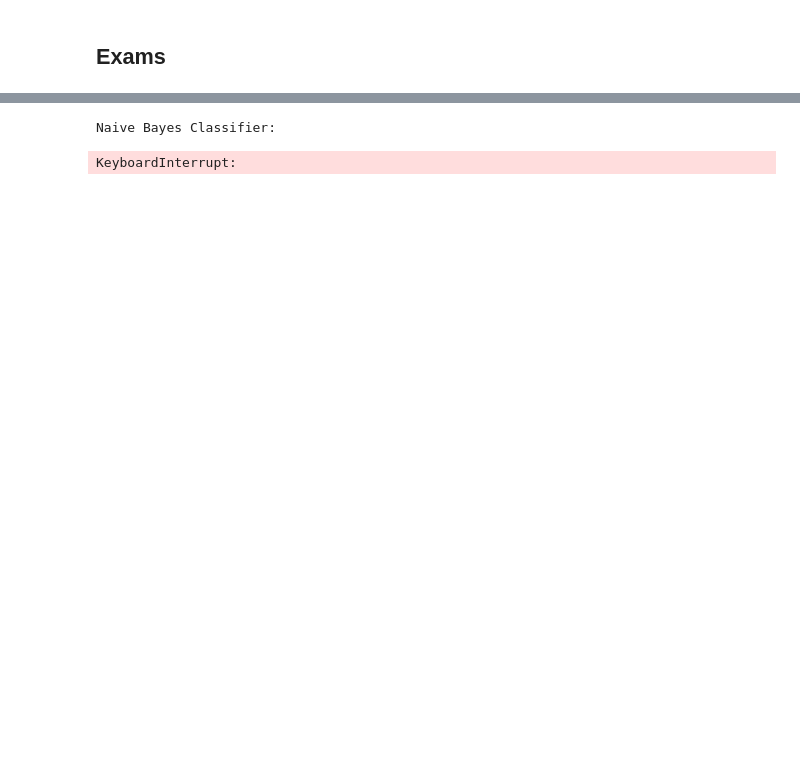
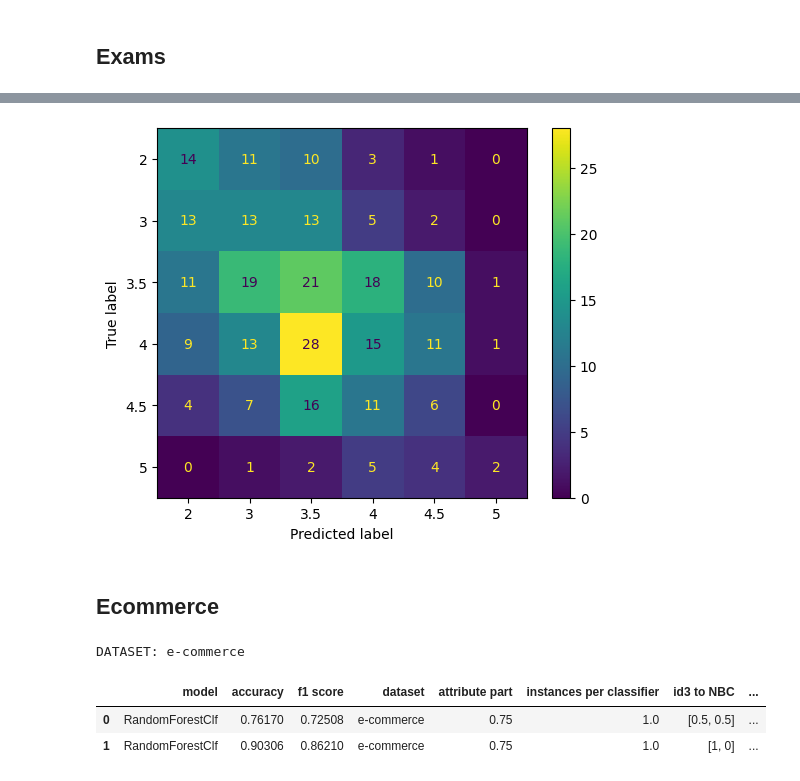
Before and after one commit to kamil-szczepanik/UMA-Random-Forest-with-NBC, a Jupyter notebook: experiments/experiments_notebook.ipynb, the cells around one changed output, grey strips where cells are left out. Cells and saved outputs as stored; diff of their text form; code cells hidden in the pictures; blank space fills up the shorter version.

```diff
--- a/experiments/experiments_notebook.ipynb
+++ b/experiments/experiments_notebook.ipynb
@@ -205,17 +374,33 @@ KeyboardInterrupt:
-# %%
-(X_train, y_train), (X_test, y_test) = get_airline_dataset("train"), get_airline_dataset("test")
-
-print("\nNaive Bayes Classifier:")
-nbc_classifier = NBC_Categorical()
-nbc_classifier.fit(X_train, y_train)
-nbc_classifier.eval(X_test, y_test)
-
-(X_train, y_train), (X_test, y_test) = get_airline_dataset("train"), get_airline_dataset("test")
-
-print("\nID3:")
-id3_tree = ID3()
-id3_tree.fit(X_train, y_train)
-id3_tree.eval(X_test, y_test)
-# %% [output]
-Naive Bayes Classifier:
-KeyboardInterrupt:
+# %%
+random_forest = RandomForestClf(n_clf=64, clf_ratio=[1.0, 0.0], percent_samples =1.0, percent_attributes=0.75)
+random_forest.fit(X_train, y_train)
+
+y_pred = random_forest.predict(X_test)
+
+get_conf_matrix(y_test, y_pred, ["2", "3", "3.5", "4", "4.5", "5"])
+# %% [output]
+[figure, added]
+# %% [markdown]
+## Ecommerce
+# %%
+experiment_repetitions = 5
+dataset_loadDataset_valMethod = [("e-commerce", get_ecommerce_dataset)]#, ("airline", get_airline_dataset)] # [("exams", get_exams_dataset)]
+model_param_attribute_part = [0.75]
+model_param_instances_per_classifier = [1.0]
+model_param_id3_to_NBC = [[0.50, 0.50], [1, 0]]
+model_param_num_of_classifiers = [64]
+
+exp6_models_results_df = experiment("exp6-ecommerce", experiment_repetitions,
+               dataset_loadDataset_valMethod,
+               model_param_attribute_part,
+               model_param_instances_per_classifier,
+               model_param_id3_to_NBC,
+               model_param_num_of_classifiers)
+# %% [output]
+DATASET: e-commerce
+# %%
+exp6_models_results_df
+# %% [output]
+|  | model | accuracy | f1 score | dataset | attribute part | instances per classifier | id3 to NBC | ... |
+| 0 | RandomForestClf | 0.76170 | 0.72508 | e-commerce | 0.75 | 1.0 | [0.5, 0.5] | ... |
+| 1 | RandomForestClf | 0.90306 | 0.86210 | e-commerce | 0.75 | 1.0 | [1, 0] | ... |
```
Also changed, not shown: parts of 44 cells of this notebook, 11 other files.
